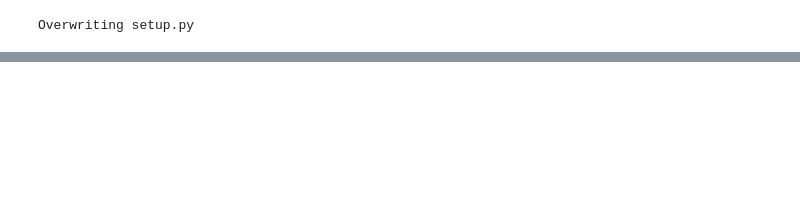
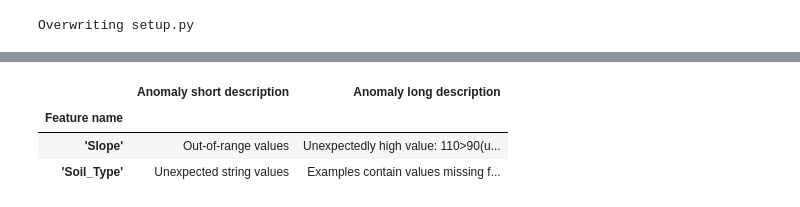
Before and after one commit to marsbroshok/mlops-labs, a Jupyter notebook: Lab-11-TFDV-Structured-Data/tfdv-covertype.ipynb, the cells around one changed output, grey strips where cells are left out. Cells and saved outputs as stored; diff of their text form; code cells hidden in the pictures; blank space fills up the shorter version.

```diff
--- a/Lab-11-TFDV-Structured-Data/tfdv-covertype.ipynb
+++ b/Lab-11-TFDV-Structured-Data/tfdv-covertype.ipynb
@@ -146,0 +170,4 @@ tfdv.visualize_statistics(train_stats)
+# %%
+soil_type_stats = [feature for feature in train_stats.datasets[0].features if feature.path.step[0]=='Soil_Type'][0].string_stats
+soil_type_domain = [bucket.label for bucket in soil_type_stats.rank_histogram.buckets]
+soil_type_domain
@@ -210,18 +282,10 @@ You will now generate statistics for the evaluation split and visualize both tra
-# %%
-soil_type_domain = [
-"2702", "2703", "2704", "2705", "2706", "2717", "3501", "3502", "4201", "4703", "4704", "4744", "4758", "5101",
-"5151", "6101", "6102", "6731", "7101", "7102", "7103", "7201", "7202", "7700", "7701", "7702", "7709", "7710",
-"7745", "7746", "7755", "7756", "7757", "7790", "8703", "8707", "8708", "8771", "8772", "8776",
-]
-
-tfdv.get_feature(schema, 'Soil_Type').type = schema_pb2.FeatureType.BYTES
-tfdv.set_domain(schema, 'Soil_Type', schema_pb2.StringDomain(name='Soil_Type', value=soil_type_domain))
-
-tfdv.set_domain(schema, 'Cover_Type', schema_pb2.IntDomain(name='Cover_Type', min=1, max=7, is_categorical=True))
 # %%
-stats_options = tfdv.StatsOptions(schema=eval_schema, infer_type_from_schema=True)
+stats_options = tfdv.StatsOptions(schema=schema, infer_type_from_schema=True)
 
 eval_stats = tfdv.generate_statistics_from_csv(
     data_location=EVALUATION_DATASET_WITH_ANOMALIES,
     stats_options=stats_options
 )
+
+tfdv.visualize_statistics(lhs_statistics=eval_stats, rhs_statistics=train_stats,
+                         lhs_name='EVAL DATASET', rhs_name='TRAIN_DATASET')
@@ -260,0 +300,8 @@ tfdv.visualize_statistics(lhs_statistics=eval_stats, rhs_statistics=train_stats,
+# %%
+anomalies = tfdv.validate_statistics(statistics=eval_stats, schema=schema)
+tfdv.display_anomalies(anomalies)
+# %% [output]
+|  | Anomaly short description | Anomaly long description |
+| Feature name |  |  |
+| 'Slope' | Out-of-range values | Unexpectedly high value: 110>90(u... |
+| 'Soil_Type' | Unexpected string values | Examples contain values missing f... |
```
Also changed, not shown: parts of 44 cells of this notebook, 1 other file.
